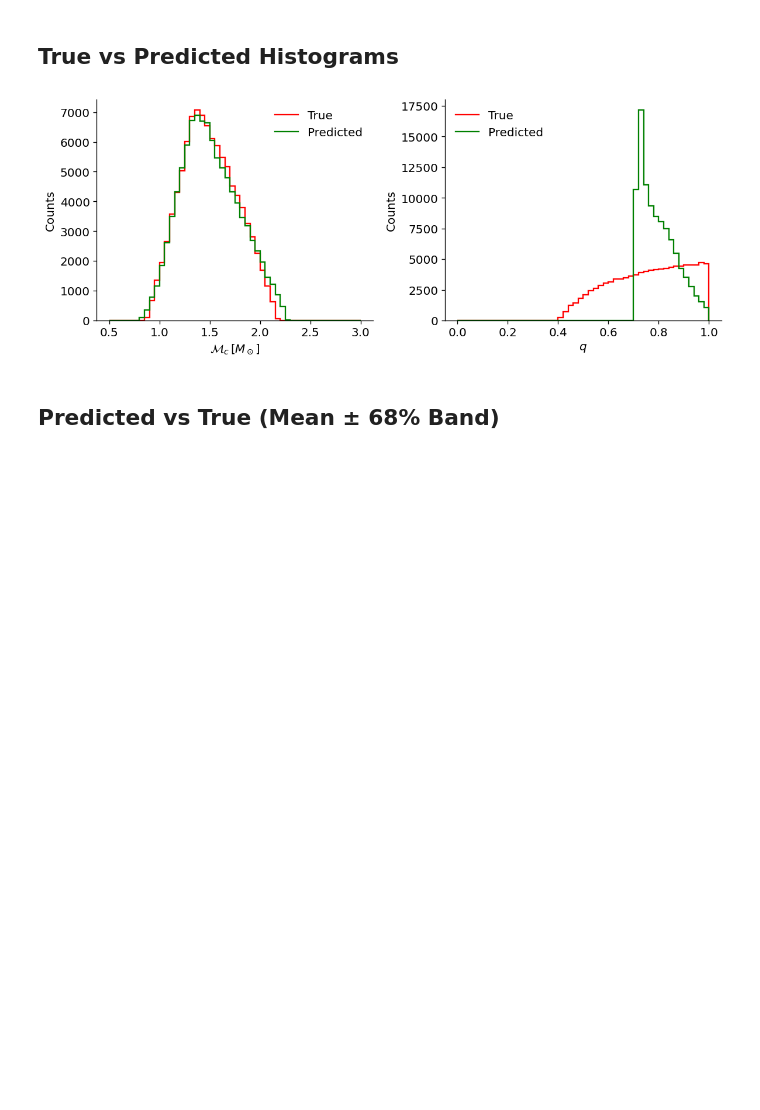
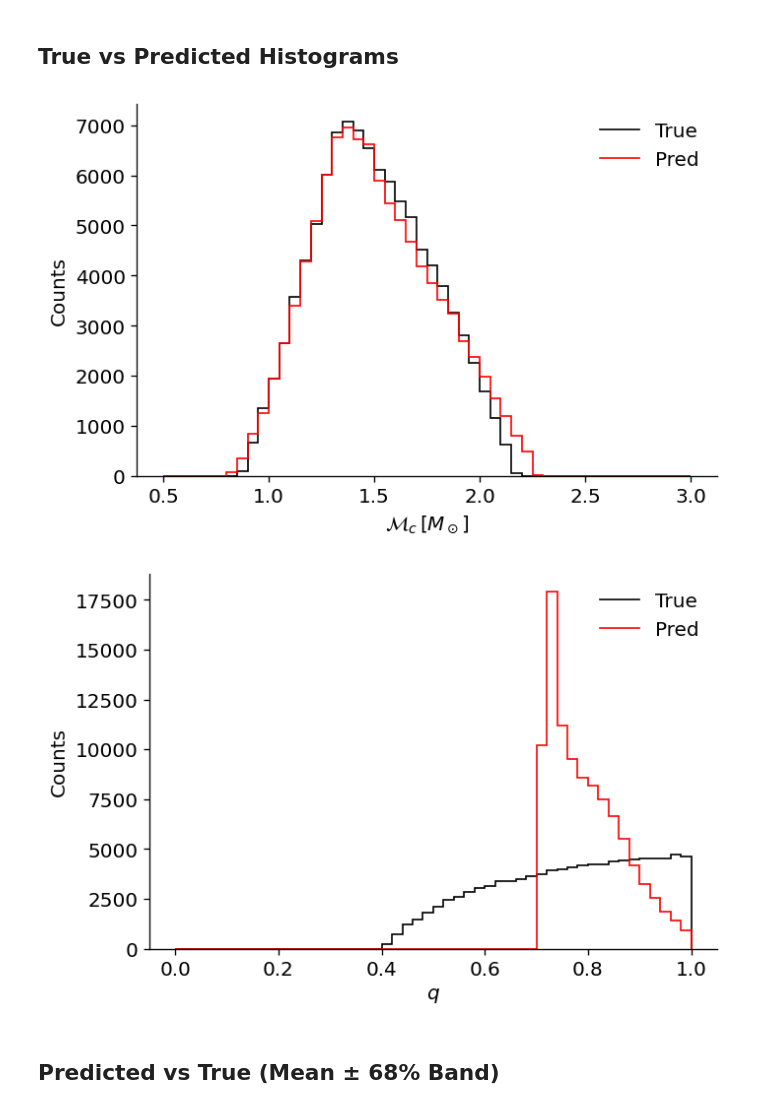
Before and after one commit to kyoon-mit/BNSReg, a Jupyter notebook: 00_AI4GW_TALK/HOW_TO_GET_RESULTS/4_merger_plots.ipynb, the cells around one changed output. Drawn from its saved outputs; the diff is of its cells as text; code cells hidden in the pictures; blank space fills up the shorter version.

```diff
--- a/00_AI4GW_TALK/HOW_TO_GET_RESULTS/4_merger_plots.ipynb
+++ b/00_AI4GW_TALK/HOW_TO_GET_RESULTS/4_merger_plots.ipynb
@@ -1,5 +1,6 @@
 # %%
-CSV_PATH = '/n/holystore01/LABS/iaifi_lab/Lab/kyoon/BNSReg/00_AI4GW_TALK/mass_merger/chirp_mass_ft_FIX_snr_5_50_59-63s_d64_s64_l4/plots/param_est_results.csv'
+CSV_SIG = '/n/holystore01/LABS/iaifi_lab/Lab/kyoon/BNSReg/00_AI4GW_TALK/ZZ_misc_outputs/00_AI4GW_TALK/mass_merger_sig/plots/param_est_results.csv'
+CSV_BKG = '/n/holystore01/LABS/iaifi_lab/Lab/kyoon/BNSReg/00_AI4GW_TALK/ZZ_misc_outputs/00_AI4GW_TALK/mass_merger_bkg/plots/param_est_results.csv'
 # %%
 import math
 import numpy as np
@@ -13,7 +14,7 @@ plt.rcParams.update({
     'figure.dpi': 120,
 })
 
-df = pd.read_csv(CSV_PATH)
+df = pd.read_csv(CSV_SIG)
 print(f'{len(df):,} events  |  columns: {list(df.columns)}')
 
 # ── parse columns automatically ───────────────────────────────────────────────
@@ -65,19 +66,20 @@ df.head(3)
 # %% [markdown]
 ## True vs Predicted Histograms
 # %%
-ncols = min(n, 4); nrows = math.ceil(n / ncols)
-fig, axes = plt.subplots(nrows, ncols, figsize=(5*ncols, 4*nrows), squeeze=False)
-for ax, v in zip(axes.flat, vars_):
+for v in vars_:
     bins = bins_for(v, true_d[v])
-    hist_outline(ax, true_d[v], bins, color='red',   lw=1.4, label='True')
-    hist_outline(ax, pred_d[v], bins, color='green', lw=1.4, label='Predicted')
-    ax.set_xlabel(label(v)); ax.set_ylabel('Counts')
+
+    fig, ax = plt.subplots(figsize=(6, 4))
+    hist_outline(ax, true_d[v], bins, color='black', lw=1, label='True')
+    hist_outline(ax, pred_d[v], bins, color='red',   lw=1, label='Pred')
+    ax.set_xlabel(label(v))
+    ax.set_ylabel('Counts')
     ax.legend(frameon=False)
-for ax in axes.flat[n:]: ax.set_visible(False)
-fig.tight_layout()
-plt.show()
+    fig.tight_layout()
+    plt.show()
 # %% [output]
-[figure, old version]
+[figure, new version]
+[figure, added]
 # %% [markdown]
 ## Predicted vs True (Mean ± 68% Band)
 # %%
```
Also changed, not shown: parts of 15 cells of this notebook, 37 other files.
